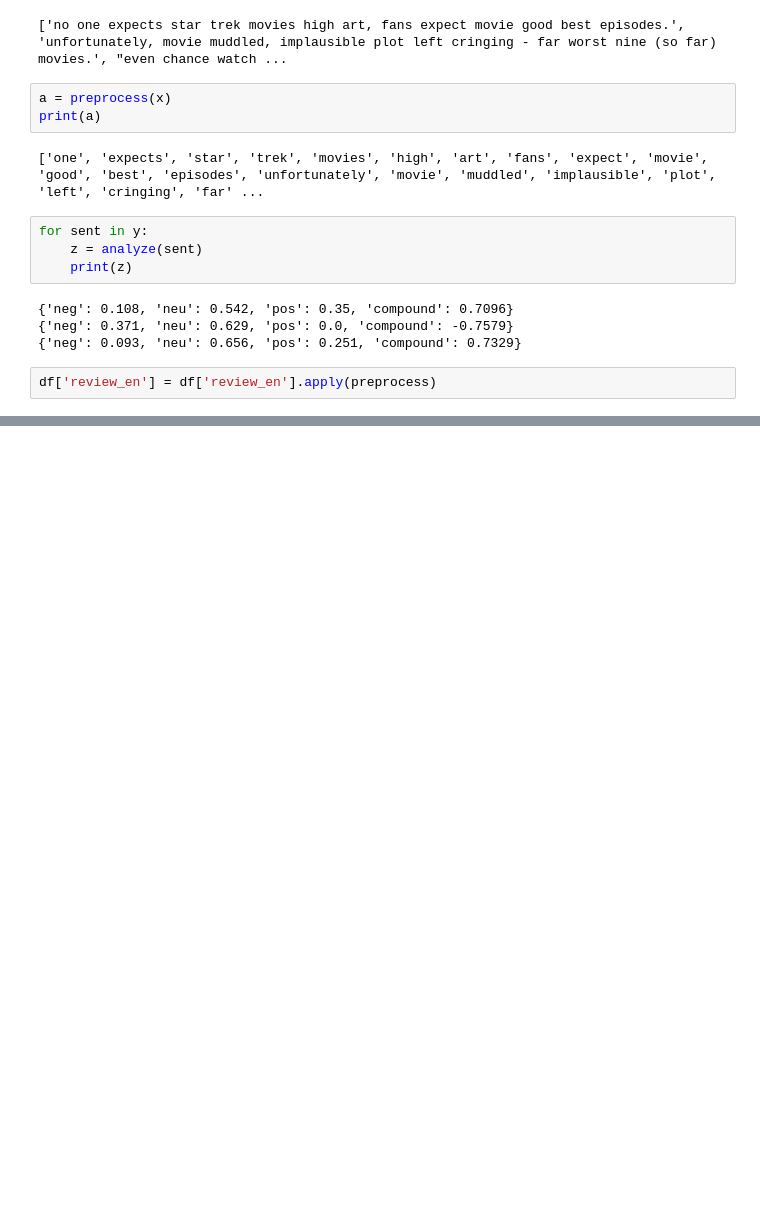
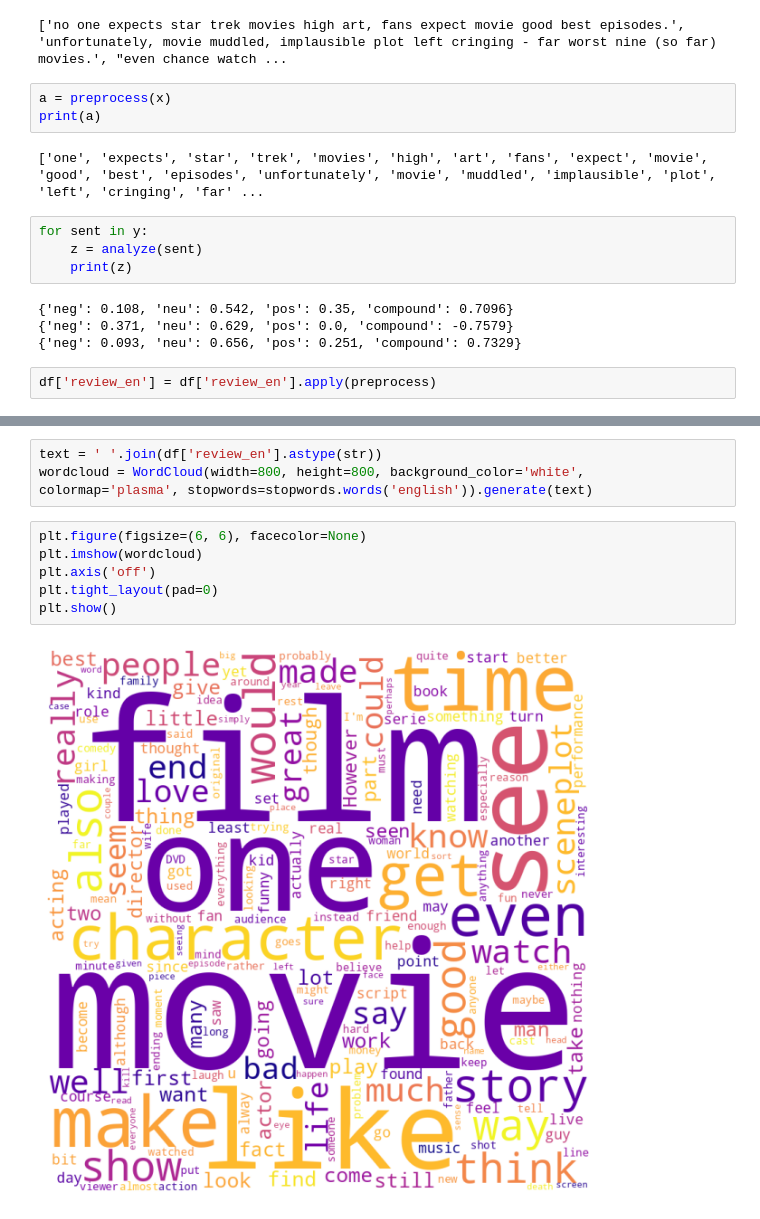
Before and after one commit to zfriedman0/5290-Spanish-MTSA, a Jupyter notebook: EDA-ZFriedman.ipynb, the cells around one changed output, grey strips where cells are left out. Saved outputs shown, nothing was run; the diff lists cells and outputs as text; blank space fills up the shorter version.

Commit message:
Created wordcloud of reviews in English.

```diff
--- a/EDA-ZFriedman.ipynb
+++ b/EDA-ZFriedman.ipynb
@@ -175,0 +176,11 @@ plt.show()
+# %%
+text = ' '.join(df['review_en'].astype(str))
+wordcloud = WordCloud(width=800, height=800, background_color='white', colormap='plasma', stopwords=stopwords.words('english')).generate(text)
+# %%
+plt.figure(figsize=(6, 6), facecolor=None)
+plt.imshow(wordcloud)
+plt.axis('off')
+plt.tight_layout(pad=0)
+plt.show()
+# %% [output]
+[figure, added]
```
Also changed, not shown: parts of 4 cells of this notebook.
